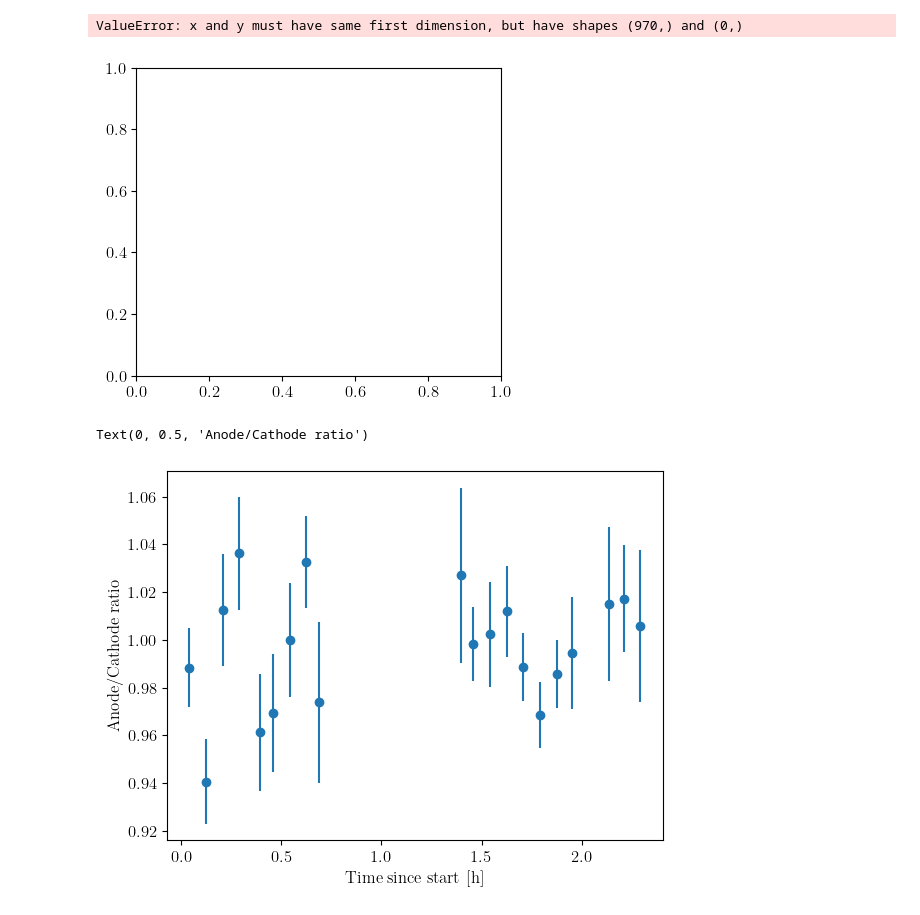
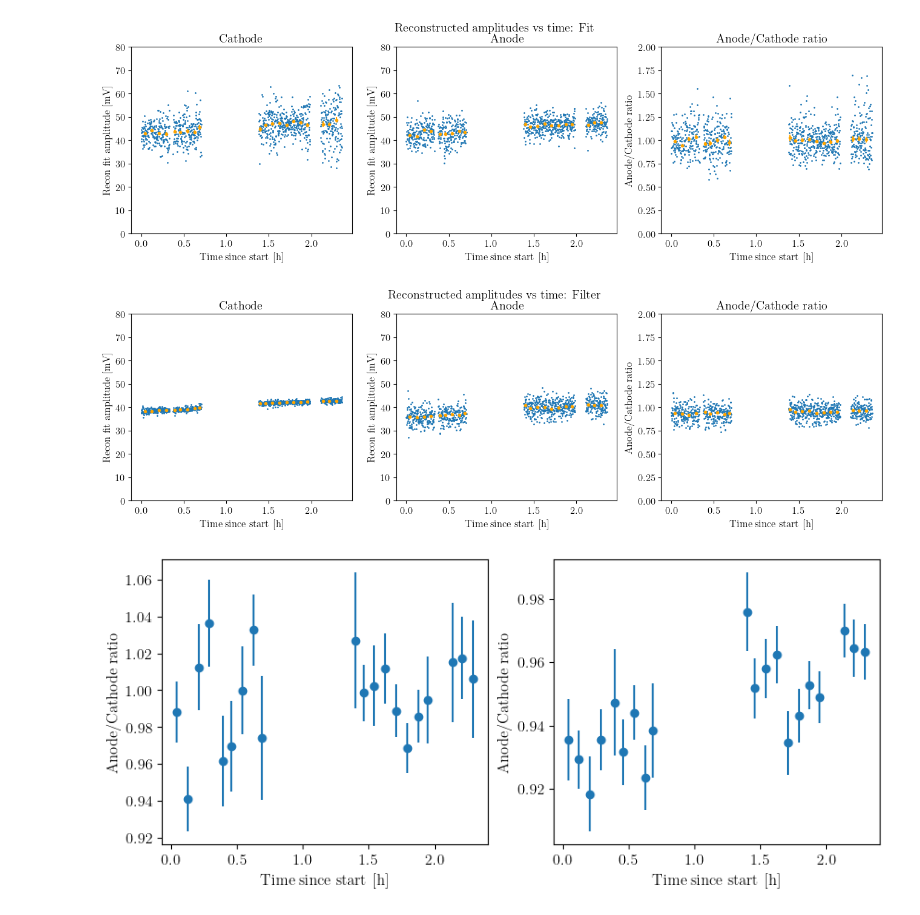
Before and after one commit to Moore-Lab/purity-monitor, a Jupyter notebook: ChargeMeasurements/LifetimeAnalysis/20230804_lifetime_analysis.ipynb, the cells around one changed output. Drawn from its saved outputs; the diff is of its cells as text; code cells hidden in the pictures.

```diff
--- a/ChargeMeasurements/LifetimeAnalysis/20230804_lifetime_analysis.ipynb
+++ b/ChargeMeasurements/LifetimeAnalysis/20230804_lifetime_analysis.ipynb
@@ -75,0 +76,21 @@ plt.show()
+# %%
+## calculate drift time
+drift_time_vec = []
+for i in range(len(channels[cath_ch].FiltAmp)):
+    cathode_max = channels[cath_ch].Time[np.argmax(channels[cath_ch].FiltAmp[i])]
+    anode_max = channels[anode_ch].Time[np.argmax(channels[anode_ch].FiltAmp[i])]
+
+    drift_time_vec.append(anode_max - cathode_max)
+
+drift_time_vec = np.array(drift_time_vec)
+# %%
+## plot drift time distribution
+plt.figure()
+time_since_start = np.array([(x - channels[cath_ch].TimeStamp[0]).total_seconds()/3600. for x in ch.TimeStamp])
+plt.plot(time_since_start, drift_time_vec, 'o')
+mean_drift_time = np.median(drift_time_vec)
+plt.plot(time_since_start, np.ones_like(time_since_start)*mean_drift_time, 'r--', label="%.1f $\mu$s" % mean_drift_time)
+plt.xlabel('Time since start (hours)')
+plt.ylabel('Drift time ($\mu$s)')
+plt.legend()
+plt.show()
@@ -107,7 +128,6 @@ for amp_method in amp_methods_to_use:
             break
 
         plt.subplot(1,3,1+i)
-        time_since_start = np.array([(x - ch.TimeStamp[0]).total_seconds()/3600. for x in ch.TimeStamp])
         plt.plot(time_since_start, recon_quant, 'o', ms=1, label="Fit")
 
         tbins = np.arange(0, time_since_start[-1], rebin)
@@ -124,44 +144,49 @@ for amp_method in amp_methods_to_use:
     ## now do the ratio
     plt.subplot(1,3,3)
     ch_anode, ch_cathode = channels[anode_ch], channels[cath_ch]
 
     if(amp_method == 'Fit'):
         recon_quant = ch_anode.ReconAmpFit/ch_cathode.ReconAmpFit
     elif(amp_method == 'Filter'):
         recon_quant = ch_anode.ReconAmpFilt/ch_cathode.ReconAmpFilt
 
 
     plt.plot(time_since_start, recon_quant, 'o', ms=1, label="Fit")
 
     ReconAmpRatio = []
     for tidx in range(len(tbins)-1):
         idx = (time_since_start > tbins[tidx]) & (time_since_start < tbins[tidx+1]) & ~np.isnan(recon_quant)
         if np.sum(idx) == 0: continue
         yvals = recon_quant[idx]
         plt.errorbar(np.mean(time_since_start[idx]), np.median(yvals), yerr=np.std(yvals)/np.sqrt(np.sum(idx)), ms=3, fmt='o', color='orange')
 
         ReconAmpRatio.append([np.mean(time_since_start[idx]), np.median(yvals), np.std(yvals)/np.sqrt(np.sum(idx))])
 
 
     plt.xlabel('Time since start [h]')
     plt.ylabel("Anode/Cathode ratio")
     plt.title("Anode/Cathode ratio")
     plt.ylim(0, 2)
+    plt.suptitle("Reconstructed amplitudes vs time: %s" % amp_method)
 
     ReconAmpRatio = np.array(ReconAmpRatio)
     recon_ratios.append(ReconAmpRatio)
 # %% [output]
-ValueError: x and y must have same first dimension, but have shapes (970,) and (0,)
-[figure, old version]
+[figure, new version]
+[figure, added]
 # %%
 ## Now fit the rebinned data to get the outgassing rate
 
-plt.figure()
-plt.subplot(1,2,1)
-plt.errorbar(ReconAmpFitRatio[:,0], ReconAmpFitRatio[:,1], yerr=ReconAmpFitRatio[:,2], fmt='o')
+plt.figure(figsize=(10,4))
 
-plt.xlabel('Time since start [h]')
-plt.ylabel("Anode/Cathode ratio")
+for j,amp_method in enumerate(amp_methods_to_use):
+
+    plt.subplot(1,2,1+j)
+    plt.errorbar(recon_ratios[j][:,0], recon_ratios[j][:,1], yerr=recon_ratios[j][:,2], fmt='o')
+
+    popt, pcov = dset.FitOutgassingRate(recon_ratios[j][:,0], recon_ratios[j][:,1], recon_ratios[j][:,2], 300, )
+
+    plt.xlabel('Time since start [h]')
+    plt.ylabel("Anode/Cathode ratio")
 # %% [output]
-Text(0, 0.5, 'Anode/Cathode ratio')
-[figure, old version]
+[figure, new version]
```
Also changed, not shown: parts of 3 cells of this notebook, 1 other file.
